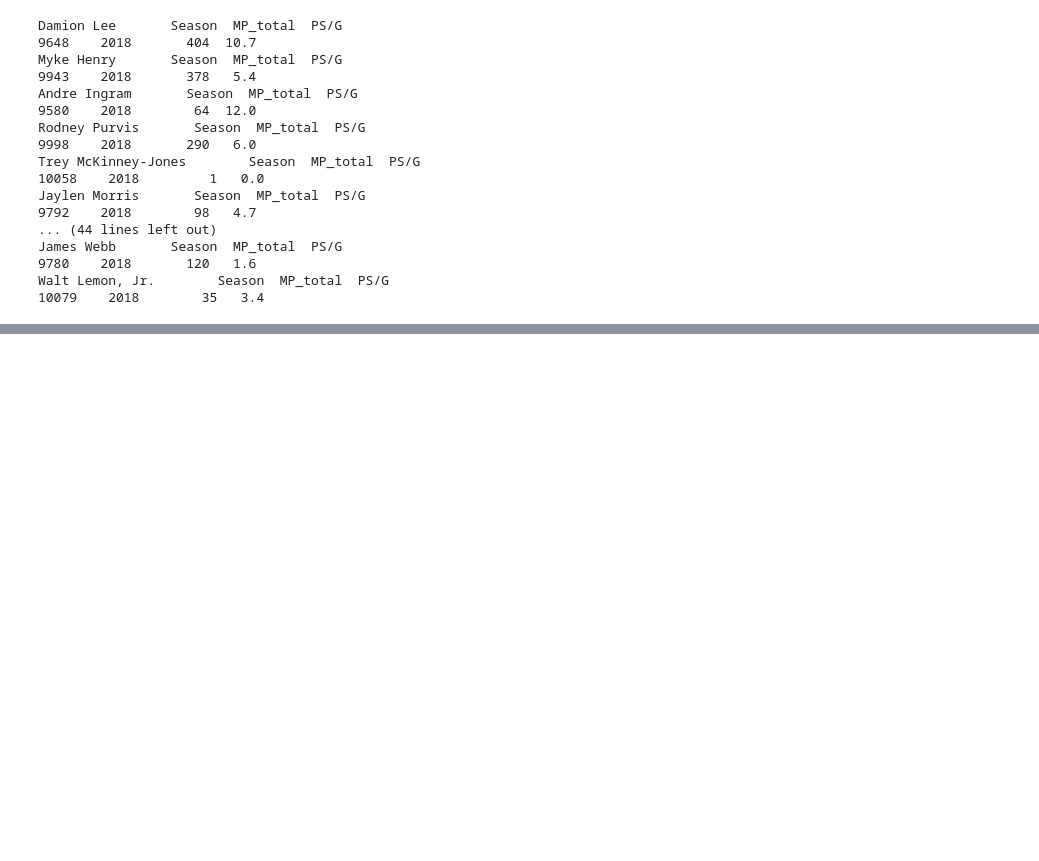
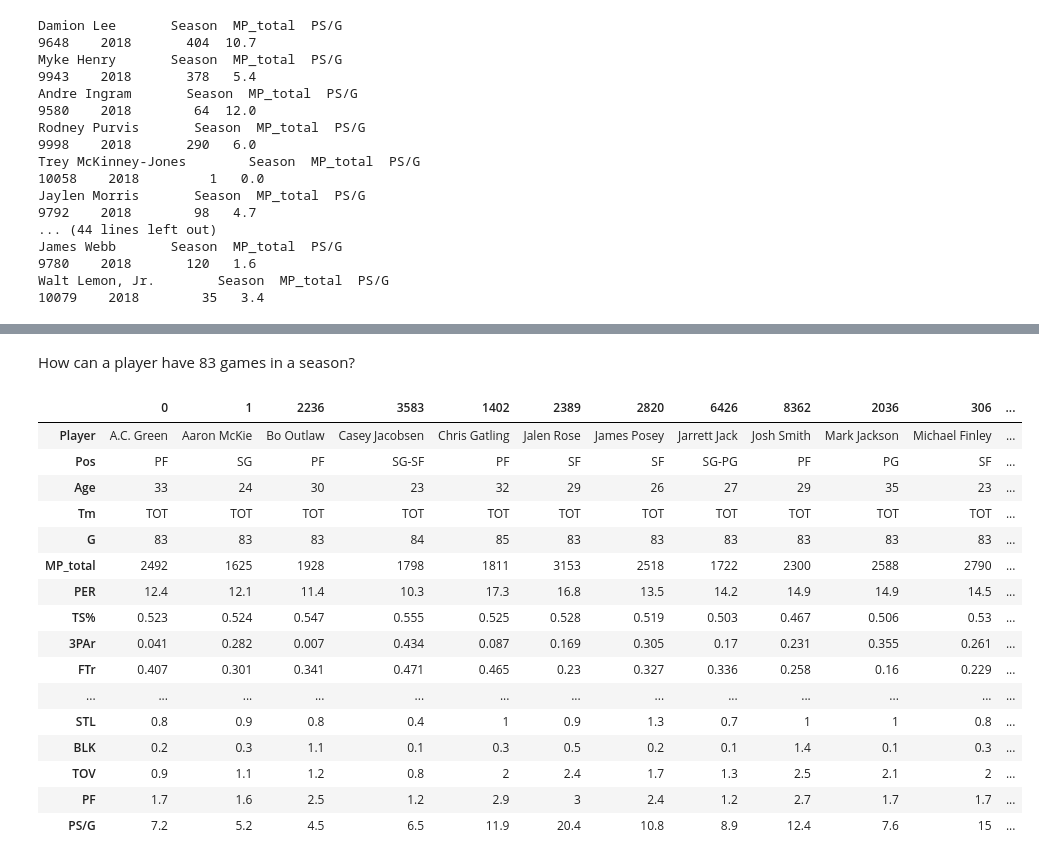
Before and after one commit to KirkAVoss/kv-capstone, a Jupyter notebook: NBAwinshare/notebooks/EDA_and_read_in_functionality.ipynb, the cells around one changed output, grey strips where cells are left out. Drawn from its saved outputs; the diff is of its cells as text; code cells hidden in the pictures; blank space fills up the shorter version.

Commit message:
Figured out the >82 game issue

```diff
--- a/NBAwinshare/notebooks/EDA_and_read_in_functionality.ipynb
+++ b/NBAwinshare/notebooks/EDA_and_read_in_functionality.ipynb
@@ -1288,0 +1309,22 @@ Walt Lemon, Jr.        Season  MP_total  PS/G
+# %% [markdown]
+How can a player have 83 games in a season?
+# %%
+merged[merged['G']>82].T
+# %% [output]
+|  | 0 | 1 | 2236 | 3583 | 1402 | 2389 | 2820 | 6426 | 8362 | 2036 | 306 | ... |
+| Player | A.C. Green | Aaron McKie | Bo Outlaw | Casey Jacobsen | Chris Gatling | Jalen Rose | James Posey | Jarrett Jack | Josh Smith | Mark Jackson | Michael Finley | ... |
+| Pos | PF | SG | PF | SG-SF | PF | SF | SF | SG-PG | PF | PG | SF | ... |
+| Age | 33 | 24 | 30 | 23 | 32 | 29 | 26 | 27 | 29 | 35 | 23 | ... |
+| Tm | TOT | TOT | TOT | TOT | TOT | TOT | TOT | TOT | TOT | TOT | TOT | ... |
+| G | 83 | 83 | 83 | 84 | 85 | 83 | 83 | 83 | 83 | 83 | 83 | ... |
+| MP_total | 2492 | 1625 | 1928 | 1798 | 1811 | 3153 | 2518 | 1722 | 2300 | 2588 | 2790 | ... |
+| PER | 12.4 | 12.1 | 11.4 | 10.3 | 17.3 | 16.8 | 13.5 | 14.2 | 14.9 | 14.9 | 14.5 | ... |
+| TS% | 0.523 | 0.524 | 0.547 | 0.555 | 0.525 | 0.528 | 0.519 | 0.503 | 0.467 | 0.506 | 0.53 | ... |
+| 3PAr | 0.041 | 0.282 | 0.007 | 0.434 | 0.087 | 0.169 | 0.305 | 0.17 | 0.231 | 0.355 | 0.261 | ... |
+| FTr | 0.407 | 0.301 | 0.341 | 0.471 | 0.465 | 0.23 | 0.327 | 0.336 | 0.258 | 0.16 | 0.229 | ... |
+| ... | ... | ... | ... | ... | ... | ... | ... | ... | ... | ... | ... | ... |
+| STL | 0.8 | 0.9 | 0.8 | 0.4 | 1 | 0.9 | 1.3 | 0.7 | 1 | 1 | 0.8 | ... |
+| BLK | 0.2 | 0.3 | 1.1 | 0.1 | 0.3 | 0.5 | 0.2 | 0.1 | 1.4 | 0.1 | 0.3 | ... |
+| TOV | 0.9 | 1.1 | 1.2 | 0.8 | 2 | 2.4 | 1.7 | 1.3 | 2.5 | 2.1 | 2 | ... |
+| PF | 1.7 | 1.6 | 2.5 | 1.2 | 2.9 | 3 | 2.4 | 1.2 | 2.7 | 1.7 | 1.7 | ... |
+| PS/G | 7.2 | 5.2 | 4.5 | 6.5 | 11.9 | 20.4 | 10.8 | 8.9 | 12.4 | 7.6 | 15 | ... |
```
Also changed, not shown: parts of 2 cells of this notebook.
